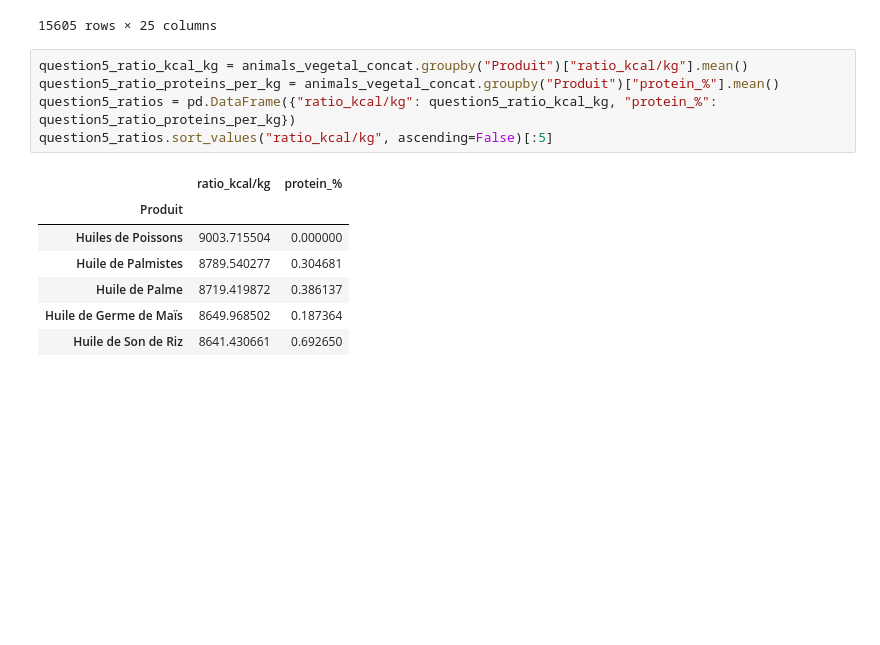
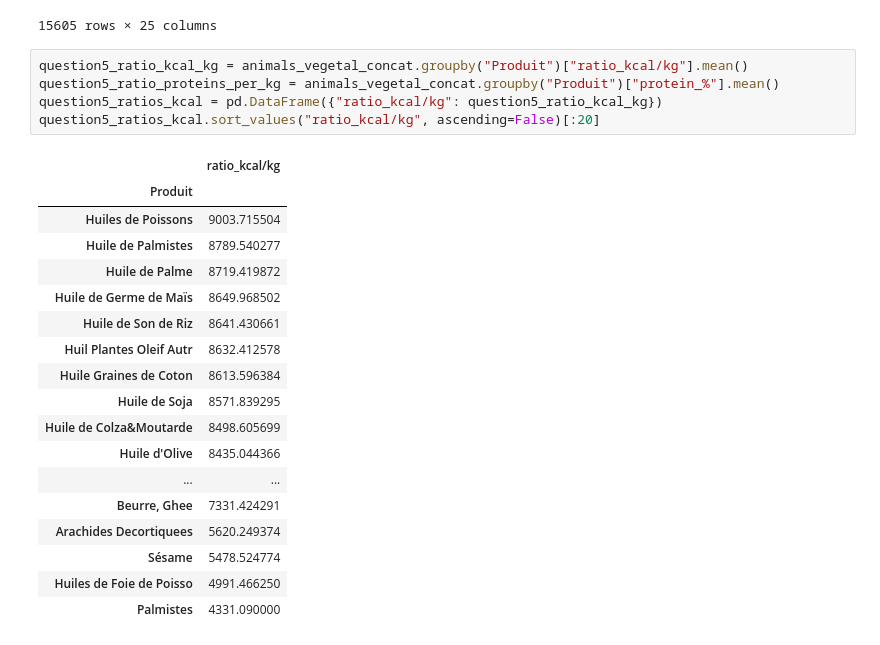
Before and after one commit to Lorenzo1208/Brief_fao, a Jupyter notebook: FAO.ipynb, the cells around one changed output. Saved outputs shown, nothing was run; the diff lists cells and outputs as text; blank space fills up the shorter version.

```diff
--- a/FAO.ipynb
+++ b/FAO.ipynb
@@ -359,13 +359,24 @@ animals_vegetal_concat
 # %%
 question5_ratio_kcal_kg = animals_vegetal_concat.groupby("Produit")["ratio_kcal/kg"].mean()
 question5_ratio_proteins_per_kg = animals_vegetal_concat.groupby("Produit")["protein_%"].mean()
-question5_ratios = pd.DataFrame({"ratio_kcal/kg": question5_ratio_kcal_kg, "protein_%": question5_ratio_proteins_per_kg})
-question5_ratios.sort_values("ratio_kcal/kg", ascending=False)[:5]
+question5_ratios_kcal = pd.DataFrame({"ratio_kcal/kg": question5_ratio_kcal_kg})
+question5_ratios_kcal.sort_values("ratio_kcal/kg", ascending=False)[:20]
 # %% [output]
-|  | ratio_kcal/kg | protein_% |
-| Produit |  |  |
-| Huiles de Poissons | 9003.715504 | 0.000000 |
-| Huile de Palmistes | 8789.540277 | 0.304681 |
-| Huile de Palme | 8719.419872 | 0.386137 |
-| Huile de Germe de Maïs | 8649.968502 | 0.187364 |
-| Huile de Son de Riz | 8641.430661 | 0.692650 |
+|  | ratio_kcal/kg |
+| Produit |  |
+| Huiles de Poissons | 9003.715504 |
+| Huile de Palmistes | 8789.540277 |
+| Huile de Palme | 8719.419872 |
+| Huile de Germe de Maïs | 8649.968502 |
+| Huile de Son de Riz | 8641.430661 |
+| Huil Plantes Oleif Autr | 8632.412578 |
+| Huile Graines de Coton | 8613.596384 |
+| Huile de Soja | 8571.839295 |
+| Huile de Colza&Moutarde | 8498.605699 |
+| Huile d'Olive | 8435.044366 |
+| ... | ... |
+| Beurre, Ghee | 7331.424291 |
+| Arachides Decortiquees | 5620.249374 |
+| Sésame | 5478.524774 |
+| Huiles de Foie de Poisso | 4991.466250 |
+| Palmistes | 4331.090000 |
```
Also changed, not shown: parts of 1 cell of this notebook.
